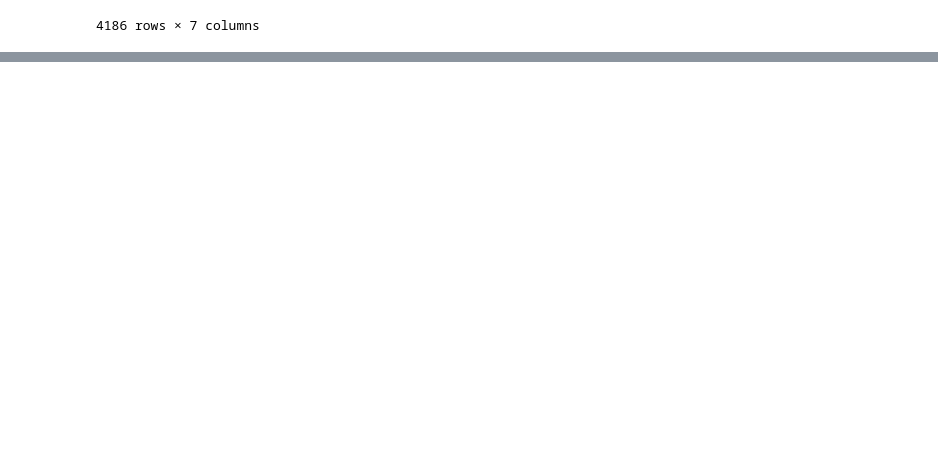
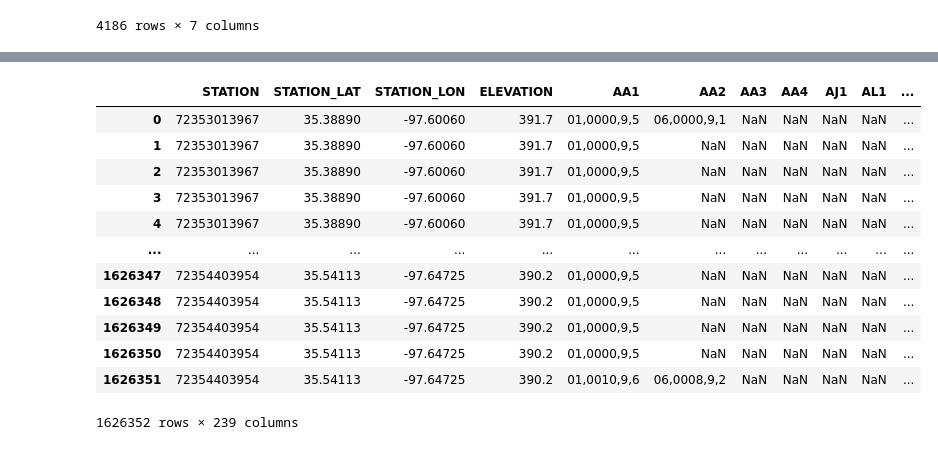
Before and after one commit to Erdos-Projects/fall-2025-predicting-tornadoes, a Jupyter notebook: EDA_Draft_Taylor.ipynb, the cells around one changed output, grey strips where cells are left out. Cells and saved outputs as stored; diff of their text form; code cells hidden in the pictures; blank space fills up the shorter version.

```diff
--- a/EDA_Draft_Taylor.ipynb
+++ b/EDA_Draft_Taylor.ipynb
@@ -246,8 +228,6 @@ data
 | 1626350 | 72354403954 | OKLAHOMA CITY WILEY POST AIRPORT,... | 35.54113 | -97.64725 | 390.2 | 7 | FM-15 | KPWA | ... |
 | 1626351 | 72354403954 | OKLAHOMA CITY WILEY POST AIRPORT,... | 35.54113 | -97.64725 | 390.2 | 7 | FM-15 | KPWA | ... |
 1626352 rows × 143 columns
-# %%
-data.drop(columns=[f'TORNADO_INITIAL_DISTANCE_FROM_STATION_WITHIN_{val_radius}_km'],inplace=True)
 # %%
 list(data.columns)
 # %% [output]
@@ -291,0 +643,49 @@ data[data['TORNADO_OCCURRENCE'] == True][['STATION','STATION_TIME','YEAR-MONTH-D
+# %%
+def split_tuple_features(df: pd.DataFrame,
+                        mapping: dict,
+                        drop_originals:bool =False,
+                        tuple_sep:str =None) -> pd.DataFrame:
+    """
+    Splits specified tuple‐columns into separate descriptive columns.
+    Args:
+    df : pandas.DataFrame — your data.
+    mapping : dict — key = column name, value = list of new sub‐column names.
+    drop_original : bool — if True, drop the original tuple column after splitting.
+    tuple_sep : str or None — if the tuple is stored as a string with a separator, provide the separator (e.g., ",").
+
+    Returns:
+    A new pandas DataFrame with the expanded columns.
+    """
+    def split_function(val,i:int):
+
+
+        if pd.isna(val):
+            return pd.isna(val)
+        elif isinstance(val,tuple):
+            return val[i]
+        elif isinstance (val,str):
+            return val.split(tuple_sep)[i]
+        else:
+            print(f'Problem with {val}')
+            return val
+
+    for original_col, new_cols in mapping.items():
+        for i in range(0,len(new_cols)):
+            df[new_cols[i]] = df[original_col].apply(lambda row : split_function(row,i))
+    return df
+# %%
+split_tuple_features(data, mapping=mapping, tuple_sep=',')
+# %% [output]
+|  | STATION | STATION_LAT | STATION_LON | ELEVATION | AA1 | AA2 | AA3 | AA4 | AJ1 | AL1 | ... |
+| 0 | 72353013967 | 35.38890 | -97.60060 | 391.7 | 01,0000,9,5 | 06,0000,9,1 | NaN | NaN | NaN | NaN | ... |
+| 1 | 72353013967 | 35.38890 | -97.60060 | 391.7 | 01,0000,9,5 | NaN | NaN | NaN | NaN | NaN | ... |
+| 2 | 72353013967 | 35.38890 | -97.60060 | 391.7 | 01,0000,9,5 | NaN | NaN | NaN | NaN | NaN | ... |
+| 3 | 72353013967 | 35.38890 | -97.60060 | 391.7 | 01,0000,9,5 | NaN | NaN | NaN | NaN | NaN | ... |
+| 4 | 72353013967 | 35.38890 | -97.60060 | 391.7 | 01,0000,9,5 | NaN | NaN | NaN | NaN | NaN | ... |
+| ... | ... | ... | ... | ... | ... | ... | ... | ... | ... | ... | ... |
+| 1626347 | 72354403954 | 35.54113 | -97.64725 | 390.2 | 01,0000,9,5 | NaN | NaN | NaN | NaN | NaN | ... |
+| 1626348 | 72354403954 | 35.54113 | -97.64725 | 390.2 | 01,0000,9,5 | NaN | NaN | NaN | NaN | NaN | ... |
+| 1626349 | 72354403954 | 35.54113 | -97.64725 | 390.2 | 01,0000,9,5 | NaN | NaN | NaN | NaN | NaN | ... |
+| 1626350 | 72354403954 | 35.54113 | -97.64725 | 390.2 | 01,0000,9,5 | NaN | NaN | NaN | NaN | NaN | ... |
+| 1626351 | 72354403954 | 35.54113 | -97.64725 | 390.2 | 01,0010,9,6 | 06,0008,9,2 | NaN | NaN | NaN | NaN | ... |
+1626352 rows × 239 columns
```
Also changed, not shown: parts of 9 cells of this notebook.
